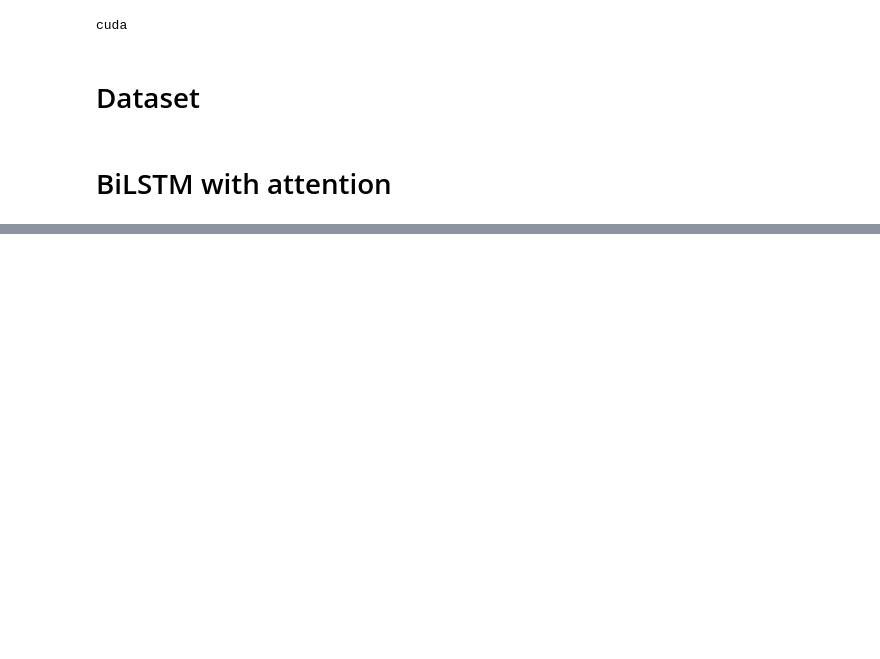
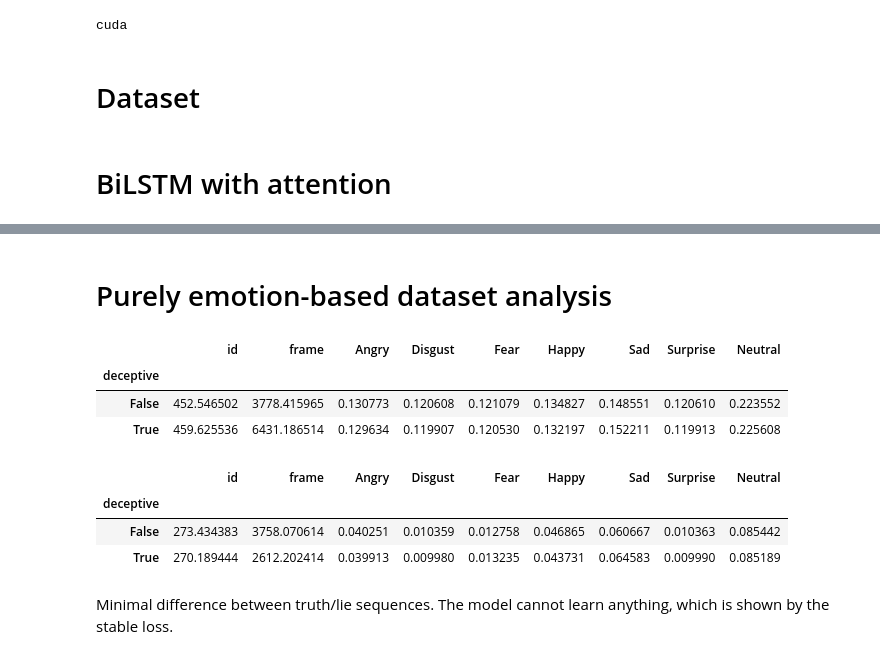
Before and after one commit to pekoraptor/lie-detection, a Jupyter notebook: main.ipynb, the cells around one changed output, grey strips where cells are left out. Drawn from its saved outputs; the diff is of its cells as text; code cells hidden in the pictures; blank space fills up the shorter version.

Commit message:
purely emotion-based dataset doesn't work

```diff
--- a/main.ipynb
+++ b/main.ipynb
@@ -159,0 +158,19 @@ print(cm)
+# %% [markdown]
+# Purely emotion-based dataset analysis
+# %%
+df = pd.read_csv("processed_data/silesian_deception_dataset/emotions.csv")
+df.groupby("deceptive").mean()
+# %% [output]
+|  | id | frame | Angry | Disgust | Fear | Happy | Sad | Surprise | Neutral |
+| deceptive |  |  |  |  |  |  |  |  |  |
+| False | 452.546502 | 3778.415965 | 0.130773 | 0.120608 | 0.121079 | 0.134827 | 0.148551 | 0.120610 | 0.223552 |
+| True | 459.625536 | 6431.186514 | 0.129634 | 0.119907 | 0.120530 | 0.132197 | 0.152211 | 0.119913 | 0.225608 |
+# %%
+df.groupby("deceptive").std()
+# %% [output]
+|  | id | frame | Angry | Disgust | Fear | Happy | Sad | Surprise | Neutral |
+| deceptive |  |  |  |  |  |  |  |  |  |
+| False | 273.434383 | 3758.070614 | 0.040251 | 0.010359 | 0.012758 | 0.046865 | 0.060667 | 0.010363 | 0.085442 |
+| True | 270.189444 | 2612.202414 | 0.039913 | 0.009980 | 0.013235 | 0.043731 | 0.064583 | 0.009990 | 0.085189 |
+# %% [markdown]
+Minimal difference between truth/lie sequences. The model cannot learn anything, which is shown by the stable loss.
```
Also changed, not shown: parts of 4 cells of this notebook, 3 other files.
